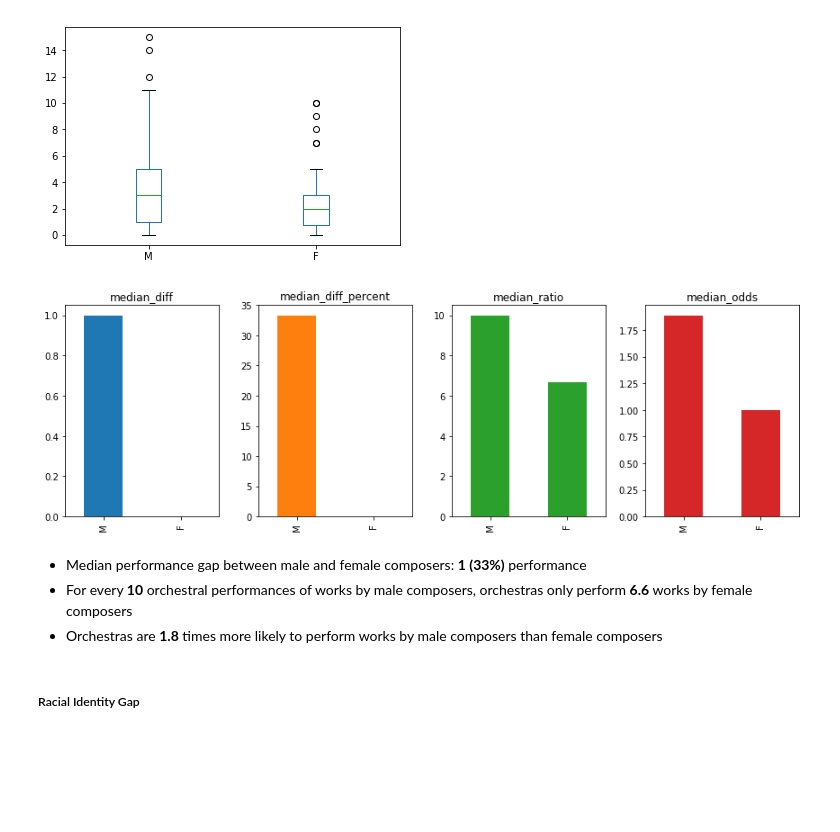
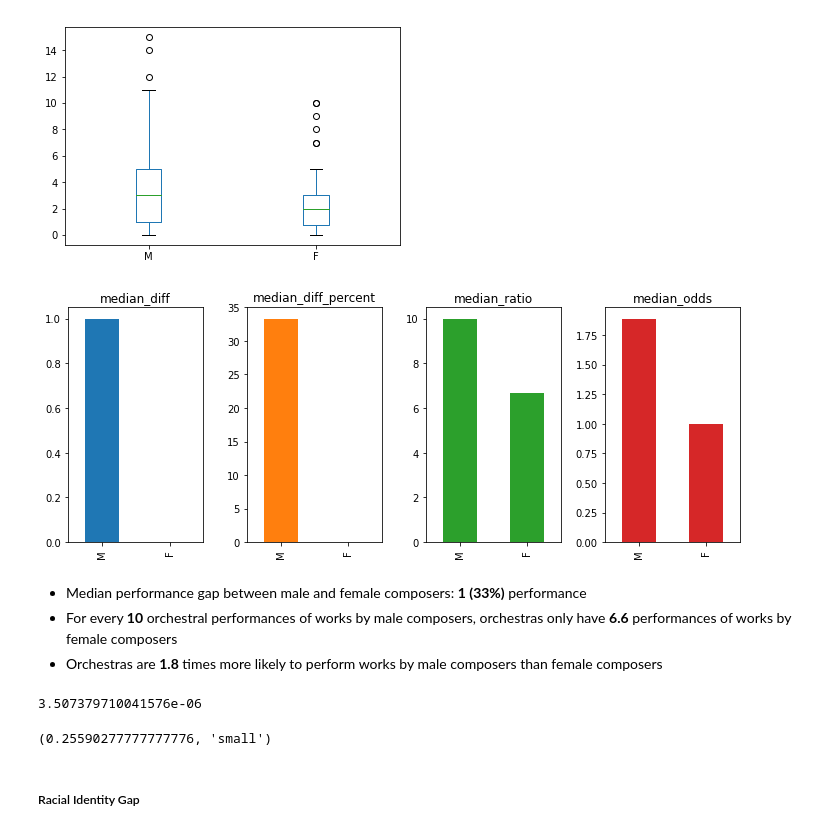
Before and after one commit to cmeals2507/ScriptRepository, a Jupyter notebook: nb/orchestral_1920.ipynb, the cells around one changed output. Cells and saved outputs as stored; diff of their text form; code cells hidden in the pictures; blank space fills up the shorter version.

```diff
--- a/nb/orchestral_1920.ipynb
+++ b/nb/orchestral_1920.ipynb
@@ -537,14 +583,22 @@ gender.plot.box()
 <matplotlib.axes._subplots.AxesSubplot at 0x...>
 [figure]
 # %%
-gap(gender).plot.bar(subplots=True, layout=(1, 4), figsize=(12, 4), legend=False);
+gap(gender).plot.bar(subplots=True, layout=(1, 4), figsize=(10, 4), legend=False);
 plt.tight_layout()
 # %% [output]
-[figure, old version]
+[figure, new version]
 # %% [markdown]
 * Median performance gap between male and female composers: **1 (33%)** performance
-* For every **10** orchestral performances of works by male composers, orchestras only perform **6.6** works by female composers
+* For every **10** orchestral performances of works by male composers, orchestras only have **6.6** performances of works by female composers
 * Orchestras are **1.8** times more likely to perform works by male composers than female composers
+# %%
+stats.wilcoxon(*gender.values.transpose()).pvalue
+# %% [output]
+3.507379710041576e-06
+# %%
+cliffs_delta(*gender.values.transpose())
+# %% [output]
+(0.25590277777777776, 'small')
 # %% [markdown]
 ##### Racial Identity Gap
 # %%
```
Also changed, not shown: parts of 16 cells of this notebook, 2 other files.
